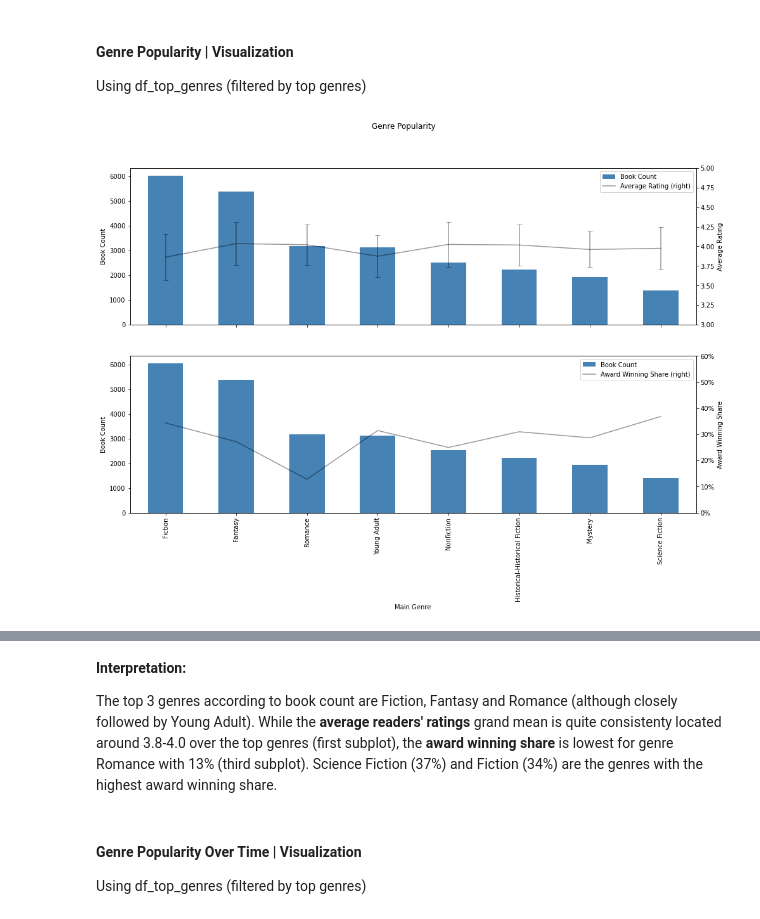
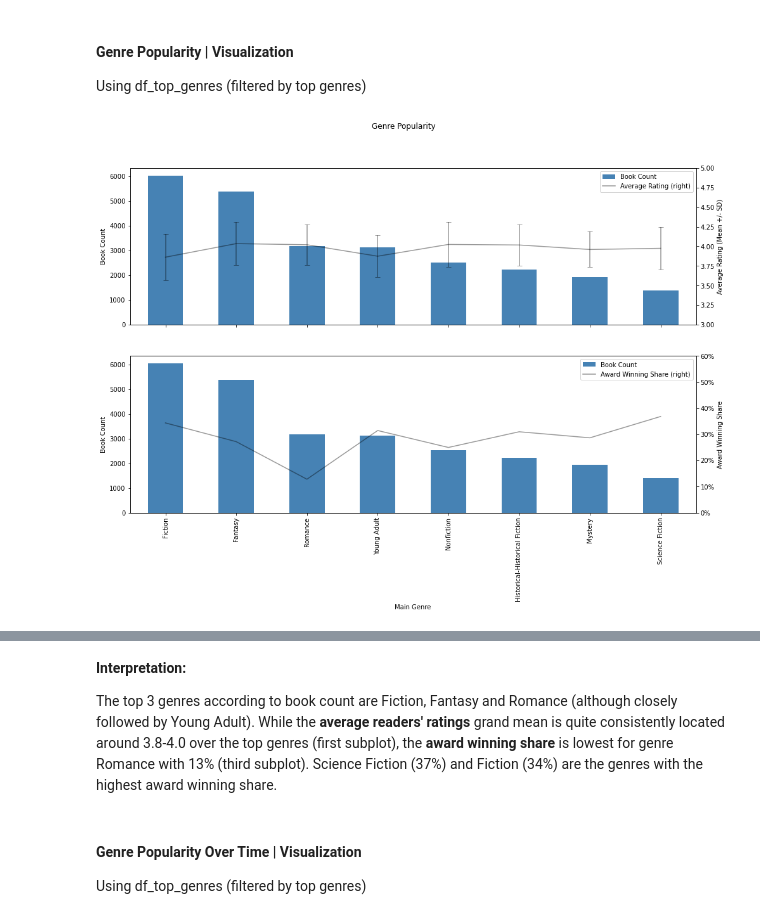
Before and after one commit to MareikeHeller/goodreads-best-books, a Jupyter notebook: best-books-prediction.ipynb, the cells around one changed output, grey strips where cells are left out. Cells and saved outputs as stored; diff of their text form; code cells hidden in the pictures.

```diff
--- a/best-books-prediction.ipynb
+++ b/best-books-prediction.ipynb
@@ -200,7 +200,7 @@ def popularity_measures_plot_prep(df_input, group_by_cols, avg_rating_col=['aver
     THE FUNCTION calculates the following popularity measures by group_by_cols:
     1. book_count
     2. avg_rating_mean (grand mean)
-    3. avg_rating_std (standard deviation)
+    3. avg_rating_sd (standard deviation)
     4. award_winning_count
     5. award_winning_share (proportion)
     '''
@@ -211,12 +211,12 @@ def popularity_measures_plot_prep(df_input, group_by_cols, avg_rating_col=['aver
         columns={str(avg_rating_col[0]): 'book_count'})
     df_avg_rating_mean = df_input[df_computing_avg_rating].groupby(group_by_cols).mean().rename(
         columns={str(avg_rating_col[0]): 'avg_rating_mean'})
-    df_avg_rating_std = df_input[df_computing_avg_rating].groupby(group_by_cols).std().rename(
-        columns={str(avg_rating_col[0]): 'avg_rating_std'})
+    df_avg_rating_sd = df_input[df_computing_avg_rating].groupby(group_by_cols).std().rename(
+        columns={str(avg_rating_col[0]): 'avg_rating_sd'})
     df_award_count = df_input[df_computing_award].groupby(group_by_cols).sum().rename(
         columns={str(award_col[0]): 'award_winning_count'})
 
-    df_singles = [df_book_count, df_avg_rating_mean, df_avg_rating_std, df_award_count]
+    df_singles = [df_book_count, df_avg_rating_mean, df_avg_rating_sd, df_award_count]
     df_grouped = reduce(lambda left, right: pd.merge(left, right, on=group_by_cols), df_singles)
     df_grouped['award_winning_share'] = df_grouped['award_winning_count'] / df_grouped['book_count']
 
@@ -296,32 +291,32 @@ Using df_top_genres (filtered by top genres)
 # %%
 df_grouped = popularity_measures_plot_prep(df_top_genres, group_by_cols=['main_genre'])
 df_grouped = df_grouped.sort_values('book_count', ascending=False)
 
 fig, ax = plt.subplots(2, figsize=(16, 10), sharex=True)
 fig.suptitle('Genre Popularity')
 
 df_grouped.plot(ax=ax[0], y='book_count', kind='bar', color='steelblue', label='Book Count')
-df_grouped.plot(ax=ax[0], y='avg_rating_mean', secondary_y=True, yerr='avg_rating_std', color='black', alpha=0.4,
+df_grouped.plot(ax=ax[0], y='avg_rating_mean', secondary_y=True, yerr='avg_rating_sd', color='black', alpha=0.4,
                 capsize=4, label='Average Rating')
 ax[0].set_ylabel('Book Count')
-ax[0].right_ax.set_ylabel('Average Rating')
+ax[0].right_ax.set_ylabel('Average Rating (Mean +/- SD)')
 ax[0].right_ax.set_ylim(3, 5)
 
 df_grouped.plot(ax=ax[1], y='book_count', kind='bar', color='steelblue', label='Book Count')
 df_grouped.plot(ax=ax[1], y='award_winning_share', secondary_y=True, color='black', alpha=0.4,
                 label='Award Winning Share')
 ax[1].right_ax.set_ylim(0, 0.6)
 ax[1].set_ylabel('Book Count')
 ax[1].right_ax.set_ylabel('Award Winning Share')
 ax[1].set_xlabel(df_grouped.index.name.replace('_', ' ').title())
 yticks = ax[1].right_ax.get_yticks()
 ax[1].right_ax.set_yticks(yticks)
 ax[1].right_ax.set_yticklabels(['{:,.0%}'.format(y) for y in yticks])
 ax[1].tick_params(axis='x', labelrotation=90)
 
 plt.show()
 # %% [output]
-[figure, old version]
+[figure, new version]
 # %%
 df_grouped.sort_values('book_count', ascending = False)
 # %% [output]
@@ -338,7 +333,7 @@ df_grouped.sort_values('book_count', ascending = False)
 # %% [markdown]
 **Interpretation:**
 
-The top 3 genres according to book count are Fiction, Fantasy and Romance (although closely followed by Young Adult). While the **average readers' ratings** grand mean is quite consistenty located around 3.8-4.0 over the top genres (first subplot), the **award winning share** is lowest for genre Romance with 13% (third subplot). Science Fiction (37%) and Fiction (34%) are the genres with the highest award winning share.
+The top 3 genres according to book count are Fiction, Fantasy and Romance (although closely followed by Young Adult). While the **average readers' ratings** grand mean is quite consistently located around 3.8-4.0 over the top genres (first subplot), the **award winning share** is lowest for genre Romance with 13% (third subplot). Science Fiction (37%) and Fiction (34%) are the genres with the highest award winning share.
 # %% [markdown]
 #### Genre Popularity Over Time | Visualization
 Using df_top_genres (filtered by top genres)
```
Also changed, not shown: parts of 19 cells of this notebook.
